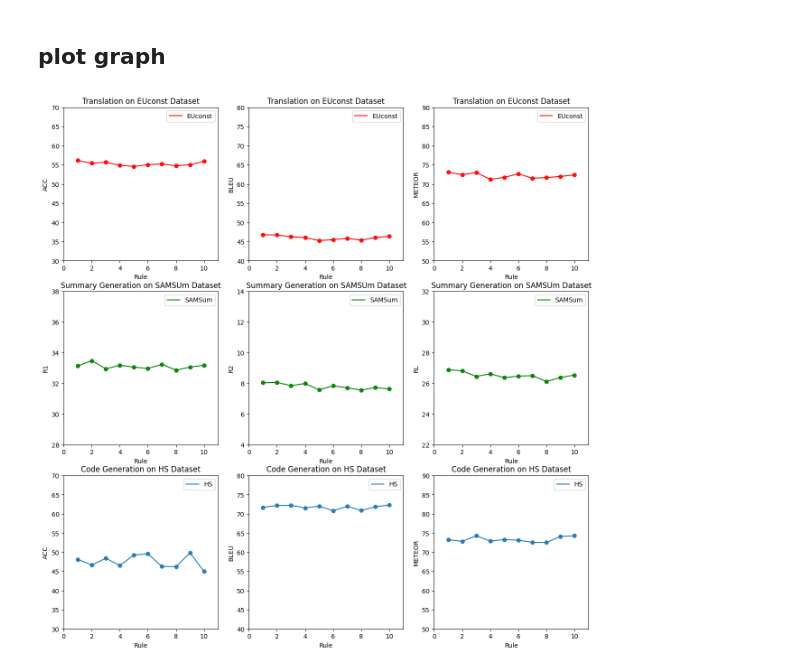
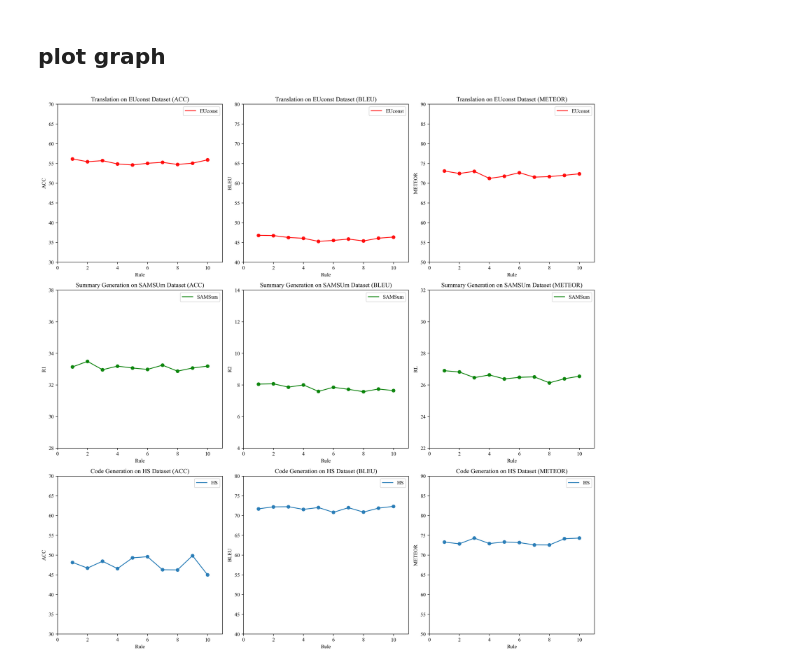
Before and after one commit to chinesebear/fuzzys2s, a Jupyter notebook: doc/fuzzys2s_rule.ipynb, the cells around one changed output. Saved outputs shown, nothing was run; the diff lists cells and outputs as text; code cells hidden in the pictures.

```diff
--- a/doc/fuzzys2s_rule.ipynb
+++ b/doc/fuzzys2s_rule.ipynb
@@ -37,7 +37,10 @@ samsum_data = [[33.14,8.05,26.90],
 # %% [markdown]
 ## plot graph
 # %%
-from matplotlib import pyplot as plt
+import matplotlib.pyplot as plt
+import matplotlib.font_manager as fm
+fm.fontManager.addfont('/usr/share/fonts/truetype/times.ttf')
+plt.rc('font',family='Times New Roman')
 import numpy as np
 
 rule_data = np.arange(1, 11, 1)
@@ -45,12 +48,12 @@ hs_data = np.array(hs_data)
 euconst_data = np.array(euconst_data)
 samsum_data = np.array(samsum_data)
 
-f, axes = plt.subplots(3, 3, figsize=(15,15))
+f, axes = plt.subplots(3, 3, figsize=(15,15), dpi=300)
 
 sub_graph = axes[0][0]
 sub_graph.plot(rule_data, euconst_data[:, 0], label='EUconst', color='r')
 sub_graph.scatter(rule_data, euconst_data[:, 0], alpha=.9, color='r')
-sub_graph.set_title("Translation on EUconst Dataset")
+sub_graph.set_title("Translation on EUconst Dataset (ACC)")
 sub_graph.set_xlabel("Rule")
 sub_graph.set_ylabel("ACC")
 sub_graph.set_xlim(0,11)
@@ -60,7 +63,7 @@ sub_graph.legend()
 sub_graph = axes[0][1]
 sub_graph.plot(rule_data, euconst_data[:, 1], label='EUconst', color='r')
 sub_graph.scatter(rule_data, euconst_data[:, 1], alpha=.9, color='r')
-sub_graph.set_title("Translation on EUconst Dataset")
+sub_graph.set_title("Translation on EUconst Dataset (BLEU)")
 sub_graph.set_xlabel("Rule")
 sub_graph.set_ylabel("BLEU")
 sub_graph.set_xlim(0,11)
@@ -70,7 +73,7 @@ sub_graph.legend()
 sub_graph = axes[0][2]
 sub_graph.plot(rule_data, euconst_data[:, 2], label='EUconst', color='r')
 sub_graph.scatter(rule_data, euconst_data[:, 2], alpha=.9, color='r')
-sub_graph.set_title("Translation on EUconst Dataset")
+sub_graph.set_title("Translation on EUconst Dataset (METEOR)")
 sub_graph.set_xlabel("Rule")
 sub_graph.set_ylabel("METEOR")
 sub_graph.set_xlim(0,11)
@@ -81,7 +84,7 @@ sub_graph = axes[1][0]
 data = samsum_data
 sub_graph.plot(rule_data, data[:, 0], label='SAMSum',color='g')
 sub_graph.scatter(rule_data, data[:, 0], alpha=.9, color='g')
-sub_graph.set_title("Summary Generation on SAMSUm Dataset")
+sub_graph.set_title("Summary Generation on SAMSUm Dataset (ACC)")
 sub_graph.set_xlabel("Rule")
 sub_graph.set_ylabel("R1")
 sub_graph.set_xlim(0,11)
@@ -93,7 +96,7 @@ sub_graph = axes[1][1]
 data = samsum_data
 sub_graph.plot(rule_data, data[:, 1], label='SAMSum',color='g')
 sub_graph.scatter(rule_data, data[:, 1], alpha=.9, color='g')
-sub_graph.set_title("Summary Generation on SAMSUm Dataset")
+sub_graph.set_title("Summary Generation on SAMSUm Dataset (BLEU)")
 sub_graph.set_xlabel("Rule")
 sub_graph.set_ylabel("R2")
 sub_graph.set_xlim(0,11)
@@ -104,7 +107,7 @@ sub_graph = axes[1][2]
 data = samsum_data
 sub_graph.plot(rule_data, data[:, 2], label='SAMSum',color='g')
 sub_graph.scatter(rule_data, data[:, 2], alpha=.9, color='g')
-sub_graph.set_title("Summary Generation on SAMSUm Dataset")
+sub_graph.set_title("Summary Generation on SAMSUm Dataset (METEOR)")
 sub_graph.set_xlabel("Rule")
 sub_graph.set_ylabel("RL")
 sub_graph.set_xlim(0,11)
@@ -112,35 +115,39 @@ sub_graph.set_ylim(22,32)
 sub_graph.legend()
 
 sub_graph = axes[2][0]
 sub_graph.plot(rule_data, hs_data[:, 0], label='HS')
 sub_graph.scatter(rule_data, hs_data[:, 0], alpha=.9)
-sub_graph.set_title("Code Generation on HS Dataset")
+sub_graph.set_title("Code Generation on HS Dataset (ACC)")
 sub_graph.set_xlabel("Rule")
 sub_graph.set_ylabel("ACC")
 sub_graph.set_xlim(0,11)
 sub_graph.set_ylim(30,70)
 sub_graph.legend()
 
 sub_graph = axes[2][1]
 sub_graph.plot(rule_data, hs_data[:, 1], label='HS')
 sub_graph.scatter(rule_data, hs_data[:, 1], alpha=.9)
-sub_graph.set_title("Code Generation on HS Dataset")
+sub_graph.set_title("Code Generation on HS Dataset (BLEU)")
 sub_graph.set_xlabel("Rule")
 sub_graph.set_ylabel("BLEU")
 sub_graph.set_xlim(0,11)
 sub_graph.set_ylim(40,80)
 sub_graph.legend()
 
 sub_graph = axes[2][2]
 sub_graph.plot(rule_data, hs_data[:, 2], label='HS')
 sub_graph.scatter(rule_data, hs_data[:, 2], alpha=.9)
-sub_graph.set_title("Code Generation on HS Dataset")
+sub_graph.set_title("Code Generation on HS Dataset (METEOR)")
 sub_graph.set_xlabel("Rule")
 sub_graph.set_ylabel("METEOR")
 sub_graph.set_xlim(0,11)
 sub_graph.set_ylim(50,90)
 sub_graph.legend()
 
-plt.savefig("fuzzys2s-rule.svg")
+plt.subplots_adjust(wspace =0.4, hspace =0.3)#调整子图间距 (0,1)
+plt.tight_layout(pad=1)#调整整体空白
+plt.savefig("fuzzys2s-rule.svg", format = "svg")
+plt.savefig("fuzzys2s-rule.jpg", format = "jpg")
+plt.show()
 # %% [output]
-[figure, old version]
+[figure, new version]
```
Also changed, not shown: 11 other files.
